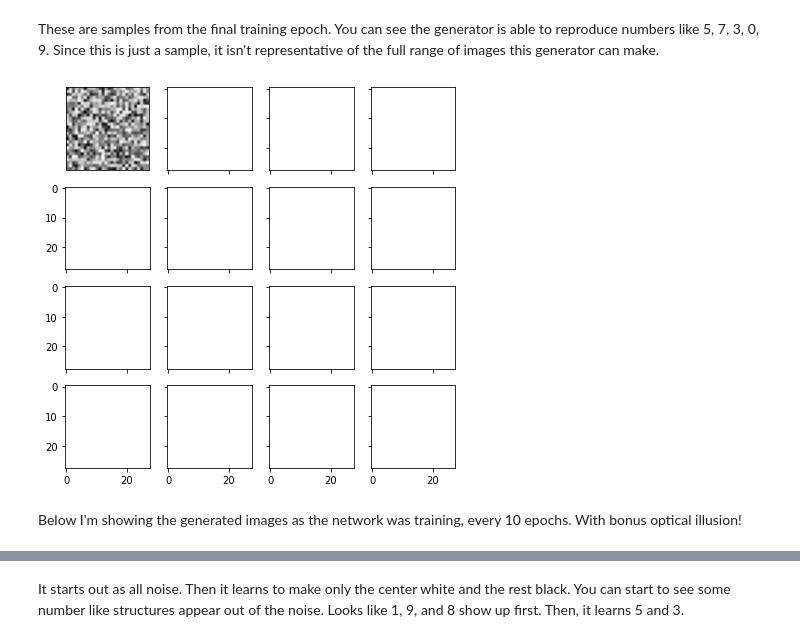
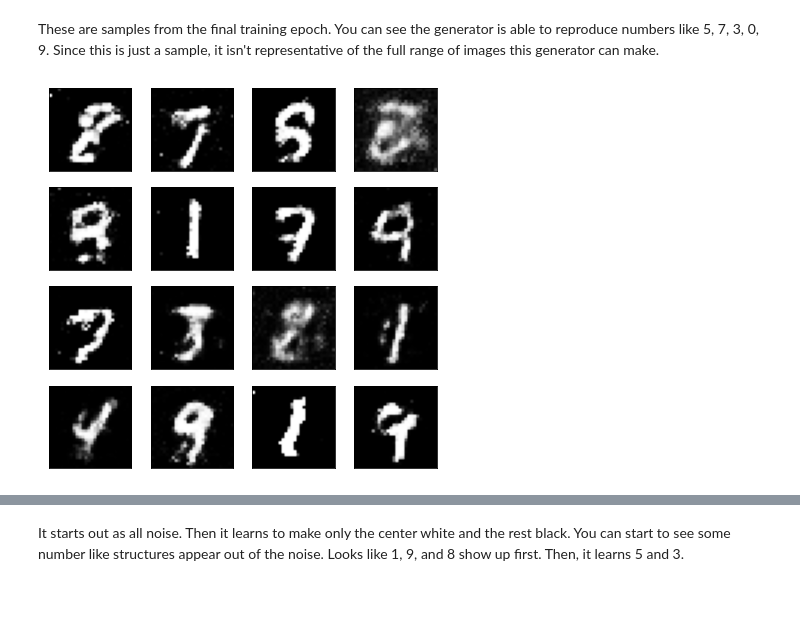
Before and after one commit to DinushkaDDS/DeepLearning-Exersices, a Jupyter notebook: GANs/Intro_to_GANs_Exercises.ipynb, the cells around one changed output, grey strips where cells are left out. Saved outputs shown, nothing was run; the diff lists cells and outputs as text; code cells hidden in the pictures; blank space fills up the shorter version.

```diff
--- a/GANs/Intro_to_GANs_Exercises.ipynb
+++ b/GANs/Intro_to_GANs_Exercises.ipynb
@@ -79,7 +79,7 @@ def discriminator(n_units=128):
     '''
     model = tf.keras.Sequential()
     model.add(layers.Dense(n_units, input_shape=(784,)))
-    model.add(layers.LeakyReLU())
+    model.add(layers.LeakyReLU(0.01))
     model.add(layers.Dense(1))
 
     return model
@@ -98,7 +98,7 @@ def generator_loss(fake_output):
 # %% [markdown]
 ## Training
 # %%
-generator_model = generator(128)
+generator_model = generator(256)
 generator_model.summary()
 discriminator_model = discriminator(128)
 discriminator_model.summary()
@@ -122,19 +122,19 @@ Non-trainable params: 0
 _________________________________________________________________
 # %%
 generator_optimizer = tf.keras.optimizers.Adam(0.001)
-discriminator_optimizer = tf.keras.optimizers.Adam(0.001)
+discriminator_optimizer = tf.keras.optimizers.Adam(0.01)
 # %%
-batch_size = 100
-epochs = 1
+batch_size = 200
+epochs = 150
 
 losses = []
 samples = []
 
 for e in range(epochs):
 
-    for i in range(0, int(len(train_images)/batch_size), batch_size):
+    for i in range(0, int(len(train_images)/batch_size)):
 
-        images =  train_images[i:i+batch_size]
+        images =  train_images[i*batch_size:(i+1)*batch_size]
 
         images = images.reshape((images.shape[0], 784))
         images = (images - 127.5)/127.5
@@ -151,8 +151,6 @@ for e in range(epochs):
             gen_loss = generator_loss(fake_output)
             disc_loss = discriminator_loss(real_output, fake_output)
 
-        print(gen_loss, disc_loss)
-        losses.append((disc_loss, gen_loss))
 
         gradients_of_generator = gen_tape.gradient(gen_loss, generator_model.trainable_variables)
         gradients_of_discriminator = disc_tape.gradient(disc_loss, discriminator_model.trainable_variables)
@@ -160,7 +158,12 @@ for e in range(epochs):
         generator_optimizer.apply_gradients(zip(gradients_of_generator, generator_model.trainable_variables))
         discriminator_optimizer.apply_gradients(zip(gradients_of_discriminator, discriminator_model.trainable_variables))
 
+    noise = tf.random.normal([16, 100])
+    predictions = generator_model(noise, training=False)
 
+    samples.append(predictions.numpy())
+
+    losses.append((disc_loss, gen_loss))
 
     print(f"Epoch {e+1} completed!")
 # %% [output]
@@ -215,8 +224,6 @@ def view_samples(epoch, samples):
 # %% [markdown]
 These are samples from the final training epoch. You can see the generator is able to reproduce numbers like 5, 7, 3, 0, 9. Since this is just a sample, it isn't representative of the full range of images this generator can make.
 # %%
-_ = view_samples(5, samples)
+_ = view_samples(140, samples)
 # %% [output]
-[figure, old version]
+[figure, new version]
-# %% [markdown]
-Below I'm showing the generated images as the network was training, every 10 epochs. With bonus optical illusion!
```
Also changed, not shown: parts of 9 cells of this notebook, 5 other files.
